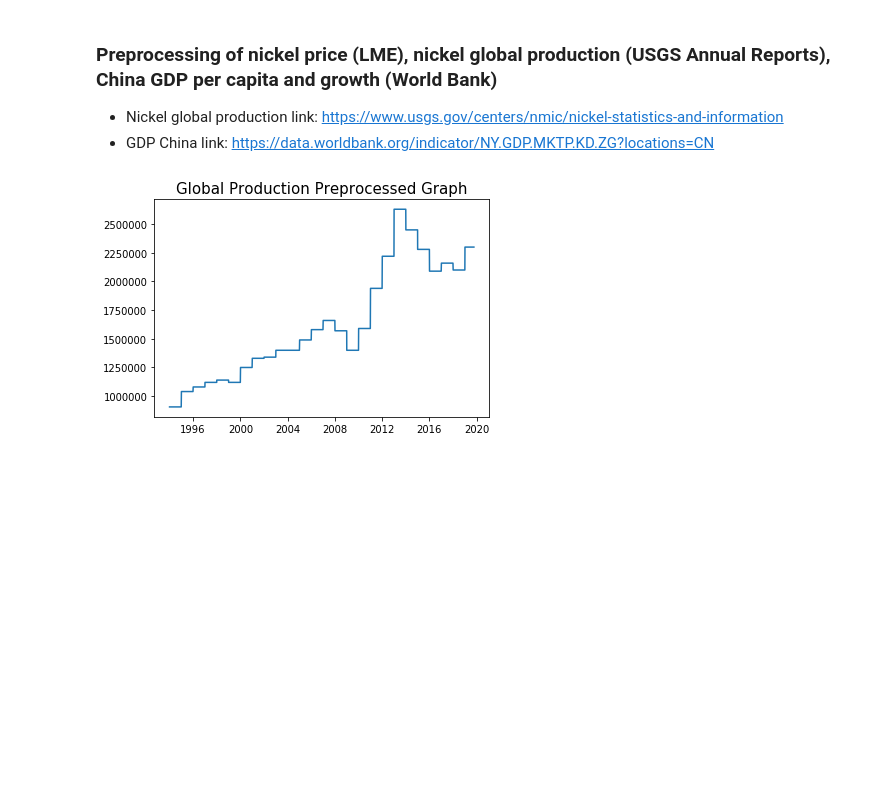
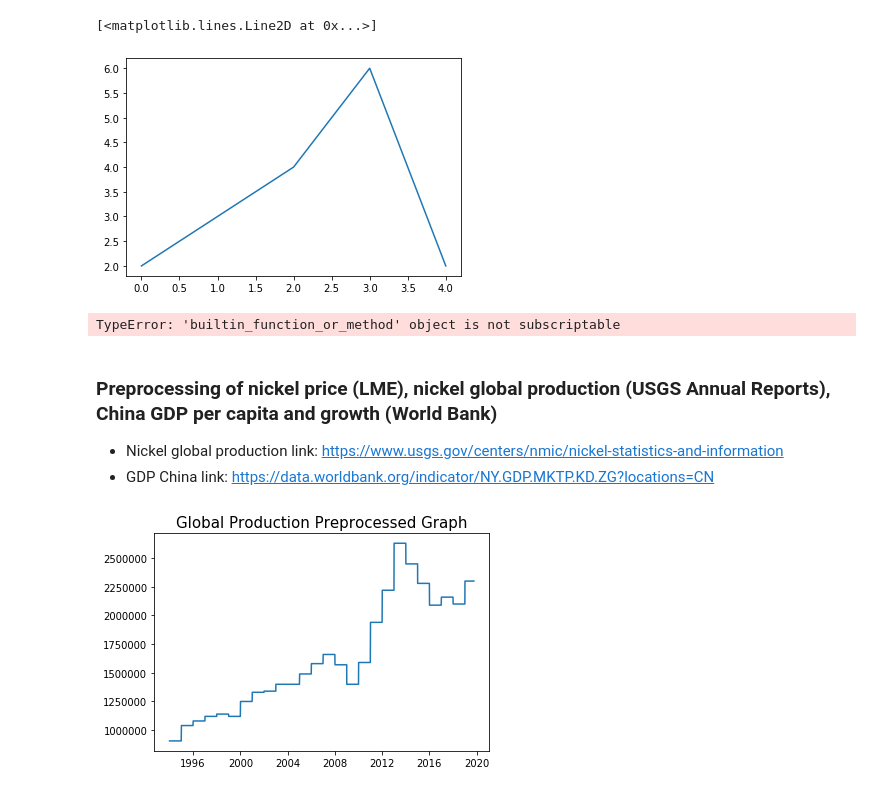
Before and after one commit to chiemiko/metals-research, a Jupyter notebook: forecasting/GDP Cleaning.ipynb, the cells around one changed output. Drawn from its saved outputs; the diff is of its cells as text; code cells hidden in the pictures; blank space fills up the shorter version.

```diff
--- a/forecasting/GDP Cleaning.ipynb
+++ b/forecasting/GDP Cleaning.ipynb
@@ -49,6 +49,16 @@ from sklearn.utils import resample
 import numpy as np
 
 import glob
+# %%
+list = [2, 3, 4, 6, 2]
+plt.plot(list)
+# %% [output]
+[<matplotlib.lines.Line2D at 0x...>]
+[figure, added]
+# %%
+np.array[[2, 6, 1], [2, 7, 7]]
+# %% [output]
+TypeError: 'builtin_function_or_method' object is not subscriptable
 # %%
 from statsmodels.tsa.stattools import adfuller
 def test_stationarity(timeseries):
```
Also changed, not shown: parts of 6 cells of this notebook, 10 other files.
